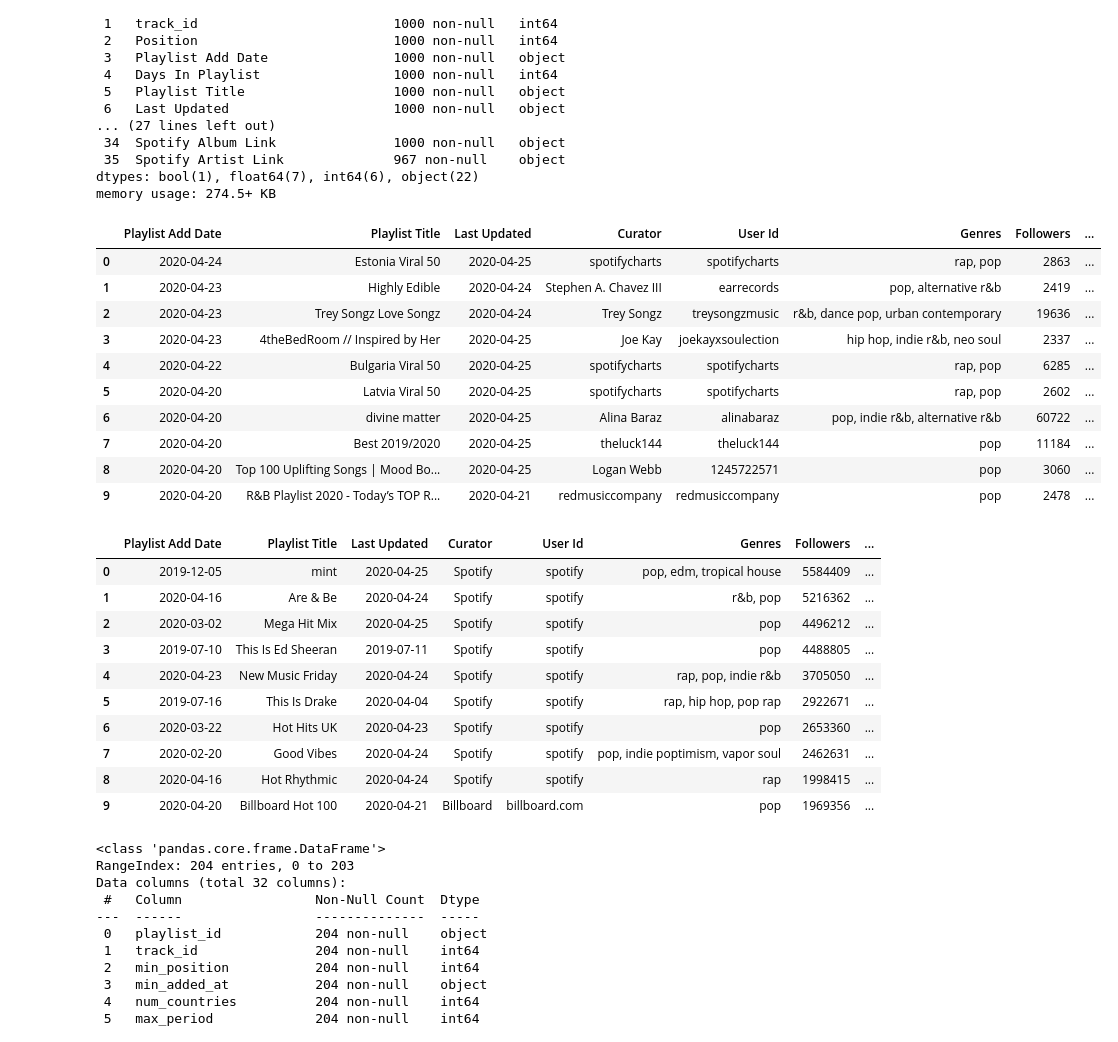
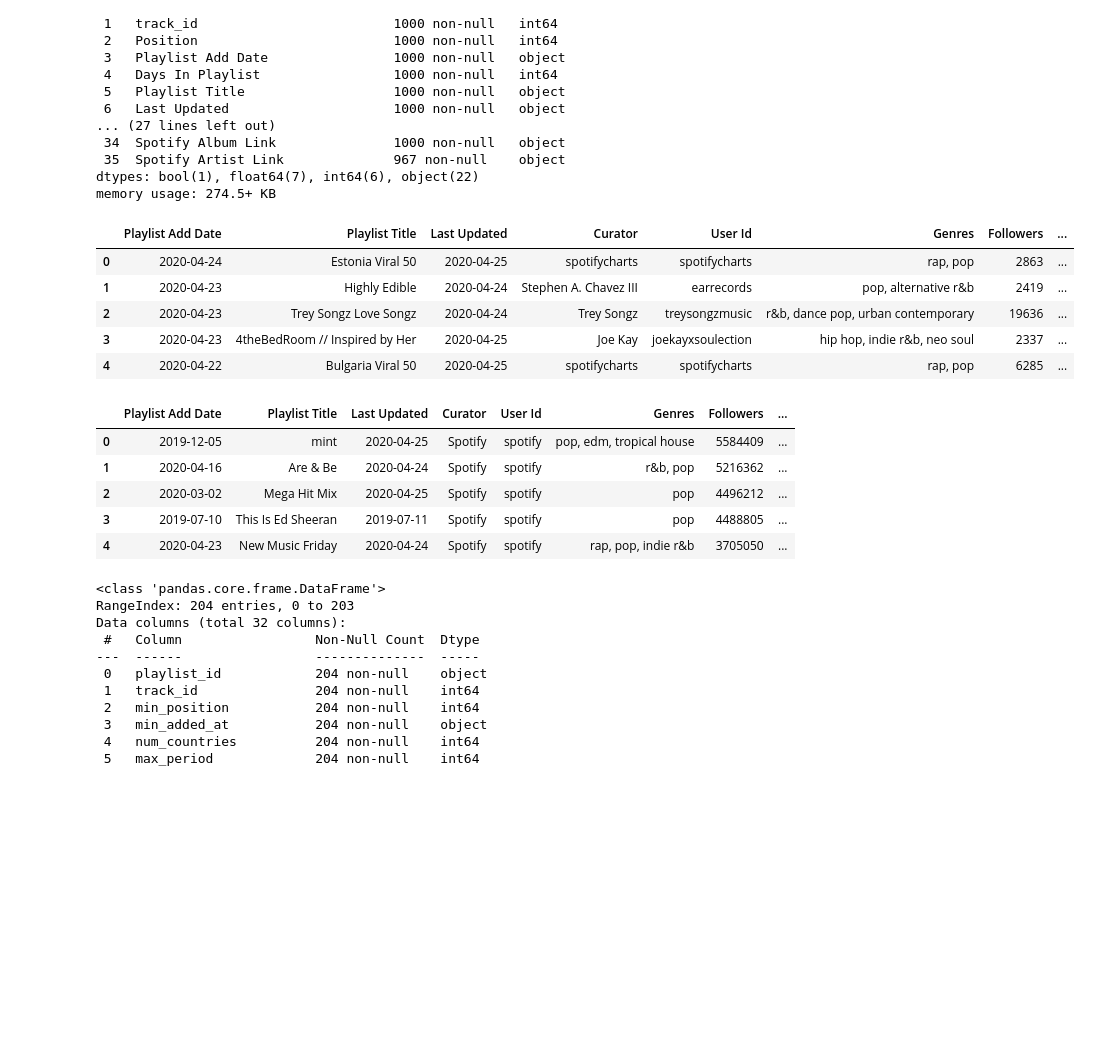
Before and after one commit to raklives/personal-projects, a Jupyter notebook: playlists.ipynb, the cells around one changed output. Saved outputs shown, nothing was run; the diff lists cells and outputs as text; code cells hidden in the pictures; blank space fills up the shorter version.

```diff
--- a/playlists.ipynb
+++ b/playlists.ipynb
@@ -41,19 +43,14 @@ bcs_filtered = bcs[['Playlist Add Date', 'Playlist Title', 'Last Updated', 'Cura
                     'Track', 'track_genre', 'Artist(s)']]
 # %%
 # brent faiyez current spotify
-bcs_filtered.head(10)
+bcs_filtered.head()
 # %% [output]
 |  | Playlist Add Date | Playlist Title | Last Updated | Curator | User Id | Genres | Followers | ... |
 | 0 | 2020-04-24 | Estonia Viral 50 | 2020-04-25 | spotifycharts | spotifycharts | rap, pop | 2863 | ... |
 | 1 | 2020-04-23 | Highly Edible | 2020-04-24 | Stephen A. Chavez III | earrecords | pop, alternative r&b | 2419 | ... |
 | 2 | 2020-04-23 | Trey Songz Love Songz | 2020-04-24 | Trey Songz | treysongzmusic | r&b, dance pop, urban contemporary | 19636 | ... |
 | 3 | 2020-04-23 | 4theBedRoom // Inspired by Her | 2020-04-25 | Joe Kay | joekayxsoulection | hip hop, indie r&b, neo soul | 2337 | ... |
 | 4 | 2020-04-22 | Bulgaria Viral 50 | 2020-04-25 | spotifycharts | spotifycharts | rap, pop | 6285 | ... |
-| 5 | 2020-04-20 | Latvia Viral 50 | 2020-04-25 | spotifycharts | spotifycharts | rap, pop | 2602 | ... |
-| 6 | 2020-04-20 | divine matter | 2020-04-25 | Alina Baraz | alinabaraz | pop, indie r&b, alternative r&b | 60722 | ... |
-| 7 | 2020-04-20 | Best 2019/2020 | 2020-04-25 | theluck144 | theluck144 | pop | 11184 | ... |
-| 8 | 2020-04-20 | Top 100 Uplifting Songs | Mood Bo... | 2020-04-25 | Logan Webb | 1245722571 | pop | 3060 | ... |
-| 9 | 2020-04-20 | R&B Playlist 2020 - Today’s TOP R... | 2020-04-21 | redmusiccompany | redmusiccompany | pop | 2478 | ... |
 # %%
 # brentfaiyez spotify filtered for specific columns
 bs_filtered  = bs[['Playlist Add Date', 'Playlist Title', 'Last Updated', 'Curator',
@@ -61,7 +58,7 @@ bs_filtered  = bs[['Playlist Add Date', 'Playlist Title', 'Last Updated', 'Curat
                     'Track', 'track_genre', 'Artist(s)']]
 # %%
 # brent faiyez spotify filtered
-bs_filtered.head(10)
+bs_filtered.head()
 # %% [output]
 |  | Playlist Add Date | Playlist Title | Last Updated | Curator | User Id | Genres | Followers | ... |
 | 0 | 2019-12-05 | mint | 2020-04-25 | Spotify | spotify | pop, edm, tropical house | 5584409 | ... |
@@ -69,11 +66,6 @@ bs_filtered.head(10)
 | 2 | 2020-03-02 | Mega Hit Mix | 2020-04-25 | Spotify | spotify | pop | 4496212 | ... |
 | 3 | 2019-07-10 | This Is Ed Sheeran | 2019-07-11 | Spotify | spotify | pop | 4488805 | ... |
 | 4 | 2020-04-23 | New Music Friday | 2020-04-24 | Spotify | spotify | rap, pop, indie r&b | 3705050 | ... |
-| 5 | 2019-07-16 | This Is Drake | 2020-04-04 | Spotify | spotify | rap, hip hop, pop rap | 2922671 | ... |
-| 6 | 2020-03-22 | Hot Hits UK | 2020-04-23 | Spotify | spotify | pop | 2653360 | ... |
-| 7 | 2020-02-20 | Good Vibes | 2020-04-24 | Spotify | spotify | pop, indie poptimism, vapor soul | 2462631 | ... |
-| 8 | 2020-04-16 | Hot Rhythmic | 2020-04-24 | Spotify | spotify | rap | 1998415 | ... |
-| 9 | 2020-04-20 | Billboard Hot 100 | 2020-04-21 | Billboard | billboard.com | pop | 1969356 | ... |
 # %%
 # brent faiyez itunes filtered
 bi.info()
```
Also changed, not shown: parts of 12 cells of this notebook.
